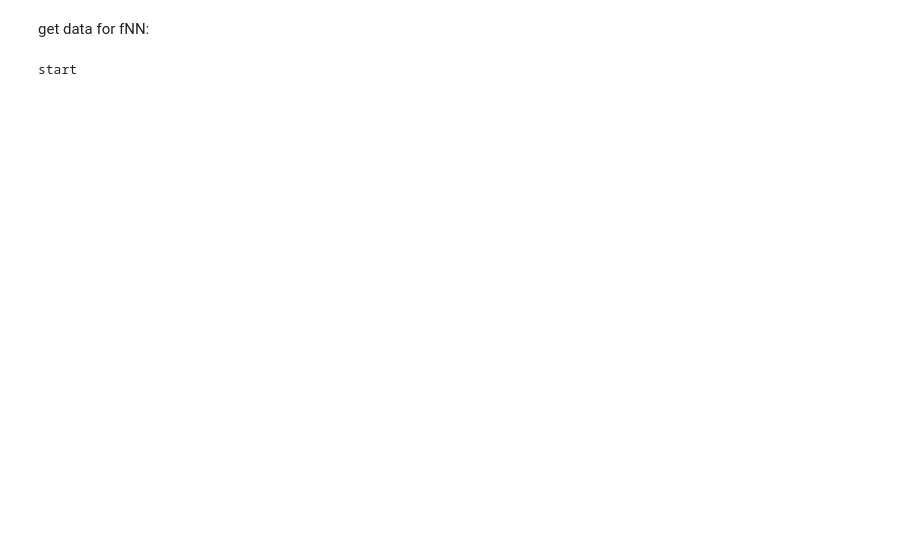
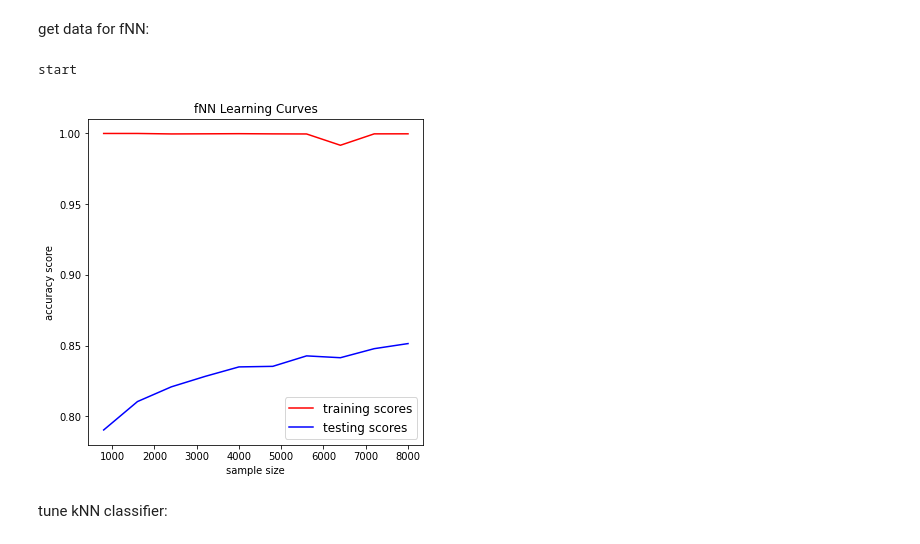
Before and after one commit to jyaosmit/CS178proj, a Jupyter notebook: main.ipynb, the cells around one changed output. Saved outputs shown, nothing was run; the diff lists cells and outputs as text; code cells hidden in the pictures; blank space fills up the shorter version.

Commit message:
Implemented other classifiers

```diff
--- a/main.ipynb
+++ b/main.ipynb
@@ -215,30 +229,33 @@ get data for fNN:
 # %%
 figure, axes = plt.subplots(1, figsize=(6, 6))
 p = (0.05, 'relu', 500, 15) #score = 0.8674666666666667
 
 print('start')
 
 samples = []
 train_acc = []
 test_acc = []
 
-clf = MLPClassifier(hidden_layer_sizes = (p[2],p[3]), activation = p[1], solver = 'sgd', learning_rate_init = p[0])
-train_size_abs, train_scores, test_scores = learning_curve(clf, X_te, y_te,train_sizes = training_set_sizes)
+clf = MLPClassifier(hidden_layer_sizes = (p[2],p[3]), activation = p[1], solver = 'sgd', learning_rate_init = p[0], random_state = seed)
+train_size_abs, train_scores, test_scores = learning_curve(clf, X_final_te, y_final_te,train_sizes = training_set_sizes)
 
 for train_size, cv_train_scores, cv_test_scores in zip(train_size_abs, train_scores, test_scores):
     samples.append(train_size)
     train_acc.append(cv_train_scores.mean())
     test_acc.append(cv_test_scores.mean())
 
 samples = np.array(samples)
 train_acc = np.array(train_acc)
 test_acc = np.array(test_acc)
 
 axes.set_title('fNN Learning Curves')
 axes.plot(samples,train_acc, color = 'red', label = 'training scores')
 axes.plot(samples,test_acc, color = 'blue', label = 'testing scores')
 axes.set_xlabel("sample size")
 axes.set_ylabel("accuracy score")
 axes.legend(fontsize=12);
 # %% [output]
 start
+[figure, added]
+# %% [markdown]
+tune kNN classifier:
```
Also changed, not shown: parts of 12 cells of this notebook.
